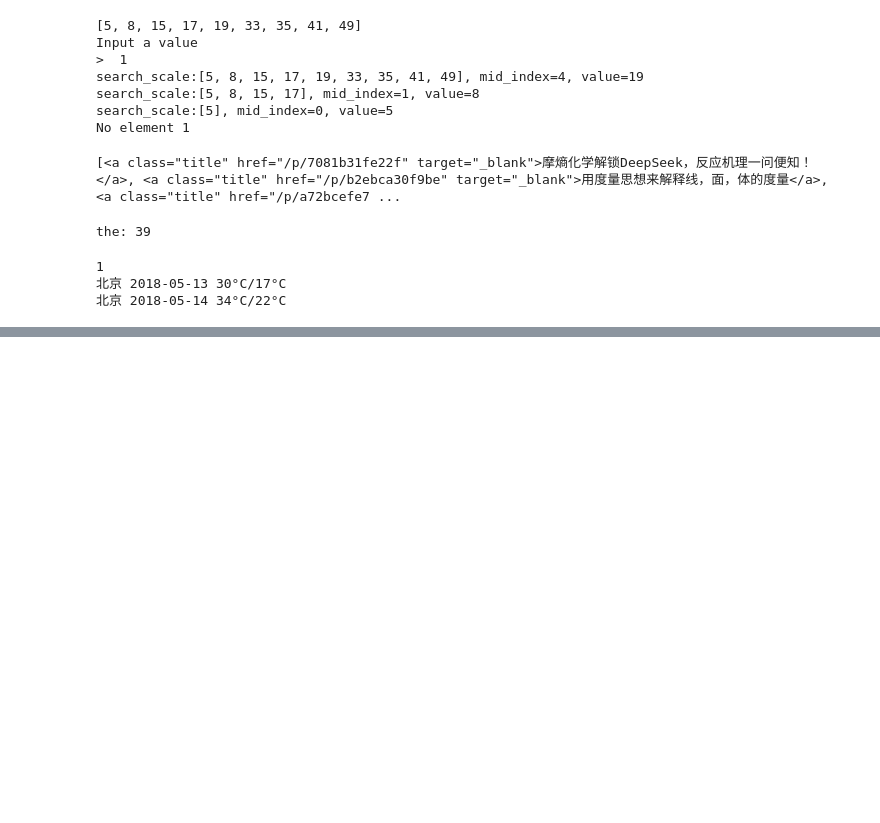
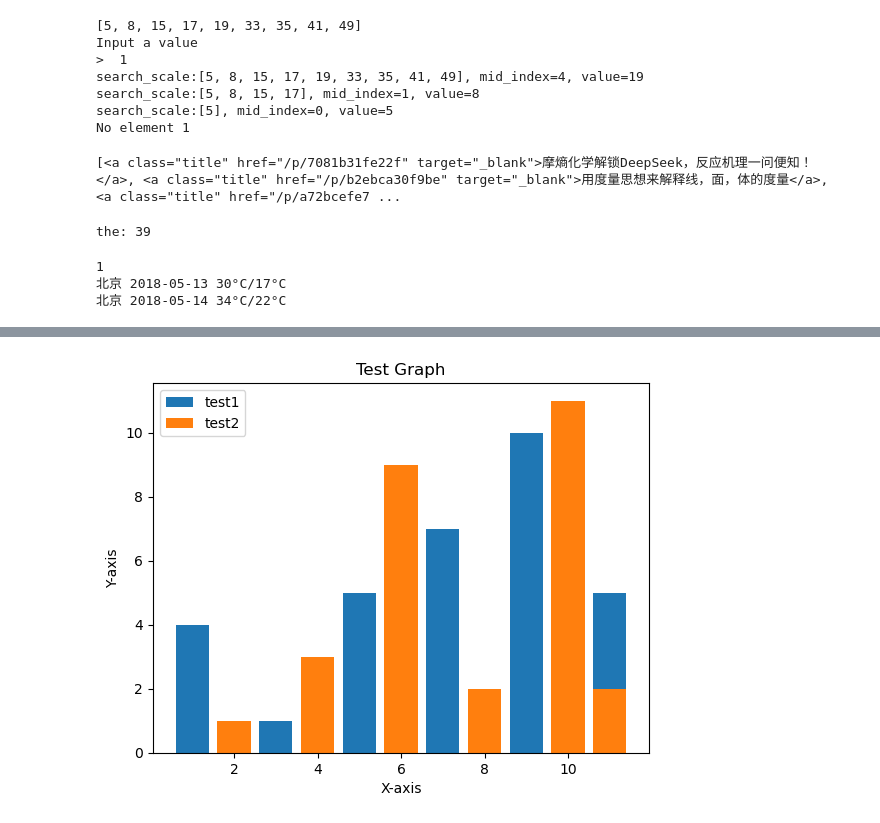
Before and after one commit to MemoryFactory/jupyter_basic, a Jupyter notebook: python_basic_exercises.ipynb, the cells around one changed output, grey strips where cells are left out. Drawn from its saved outputs; the diff is of its cells as text; code cells hidden in the pictures; blank space fills up the shorter version.

```diff
--- a/python_basic_exercises.ipynb
+++ b/python_basic_exercises.ipynb
@@ -119,0 +153,17 @@ print(data['result'][1]['citynm'], data['result'][1]['days'], data['result'][1][
+# %%
+# Program 6.2
+x1=[1,3,5,7,9,11]
+y1=[4,1,5,7,10,5]
+x2=[2,4,6,8,10,11]
+y2=[1,3,9,2,11,2]
+
+plt.bar(x1,y1,label='test1')
+plt.bar(x2,y2,label='test2')
+
+plt.xlabel('X-axis')
+plt.ylabel('Y-axis')
+plt.title('Test Graph')
+plt.legend()
+plt.show()
+# %% [output]
+[figure, added]
```
Also changed, not shown: parts of 4 cells of this notebook.
